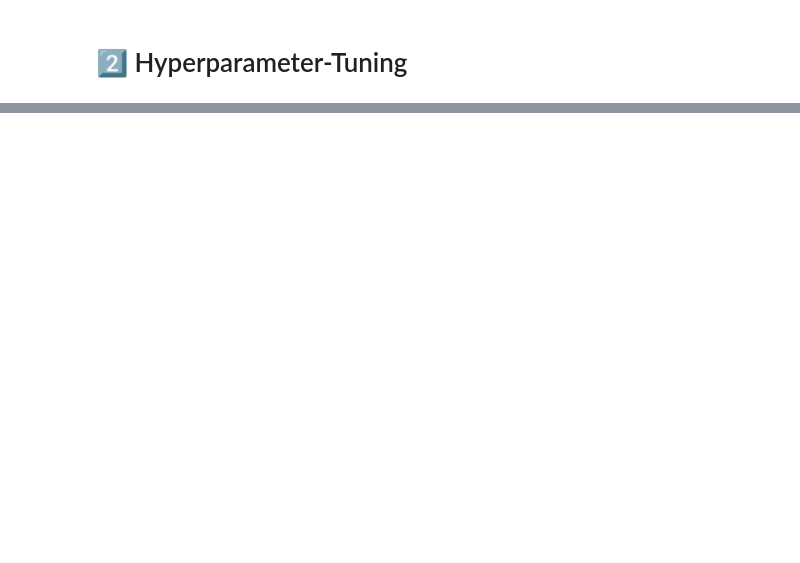
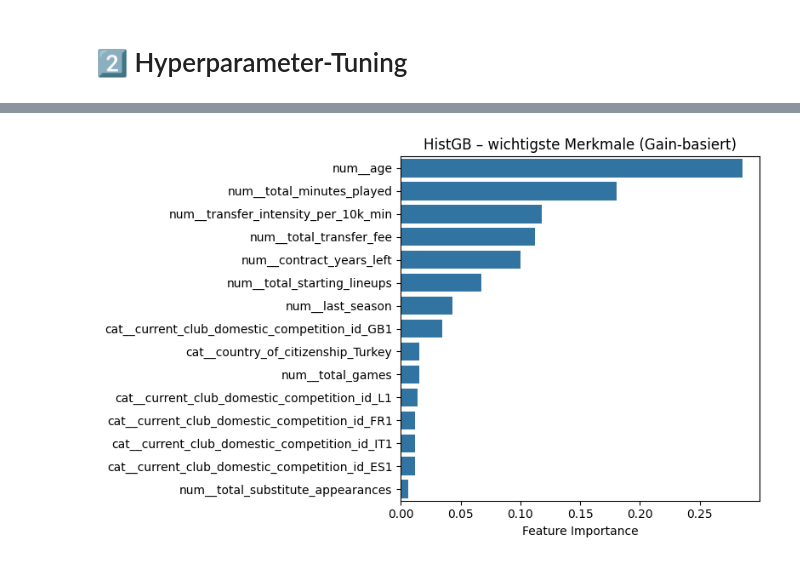
Before and after one commit to Tooonni/ADSC21, a Jupyter notebook: notebooks/05_Modelling.ipynb, the cells around one changed output, grey strips where cells are left out. Cells and saved outputs as stored; diff of their text form; code cells hidden in the pictures; blank space fills up the shorter version.

```diff
--- a/notebooks/05_Modelling.ipynb
+++ b/notebooks/05_Modelling.ipynb
@@ -148,0 +175,29 @@ HistGB (strong) — Test R²:   0.7676
+# %%
+histgb_best = results[-1]["grid"].best_estimator_
+prep = histgb_best.named_steps["prep"]
+model = histgb_best.named_steps["model"]
+
+X_test_enc = prep.transform(X_test).astype(float)
+feature_names = prep.get_feature_names_out()
+
+perm = permutation_importance(
+    model,
+    X_test_enc,
+    y_test,
+    n_repeats=20,
+    random_state=42,
+    n_jobs=-1,
+)
+
+feat_imp = pd.Series(perm.importances_mean, index=feature_names).sort_values(ascending=False)
+# %%
+top_n = 15  # Anzahl der wichtigsten Features
+fig, ax = plt.subplots(figsize=(8, 5))
+sns.barplot(x=feat_imp.values[:top_n], y=feat_imp.index[:top_n], ax=ax, orient="h")
+ax.set_title("HistGB – wichtigste Merkmale (Gain-basiert)")
+ax.set_xlabel("Feature Importance")
+ax.set_ylabel("")
+plt.tight_layout()
+plt.show()
+# %% [output]
+[figure, added]
```
Also changed, not shown: parts of 19 cells of this notebook, 1 other file.
